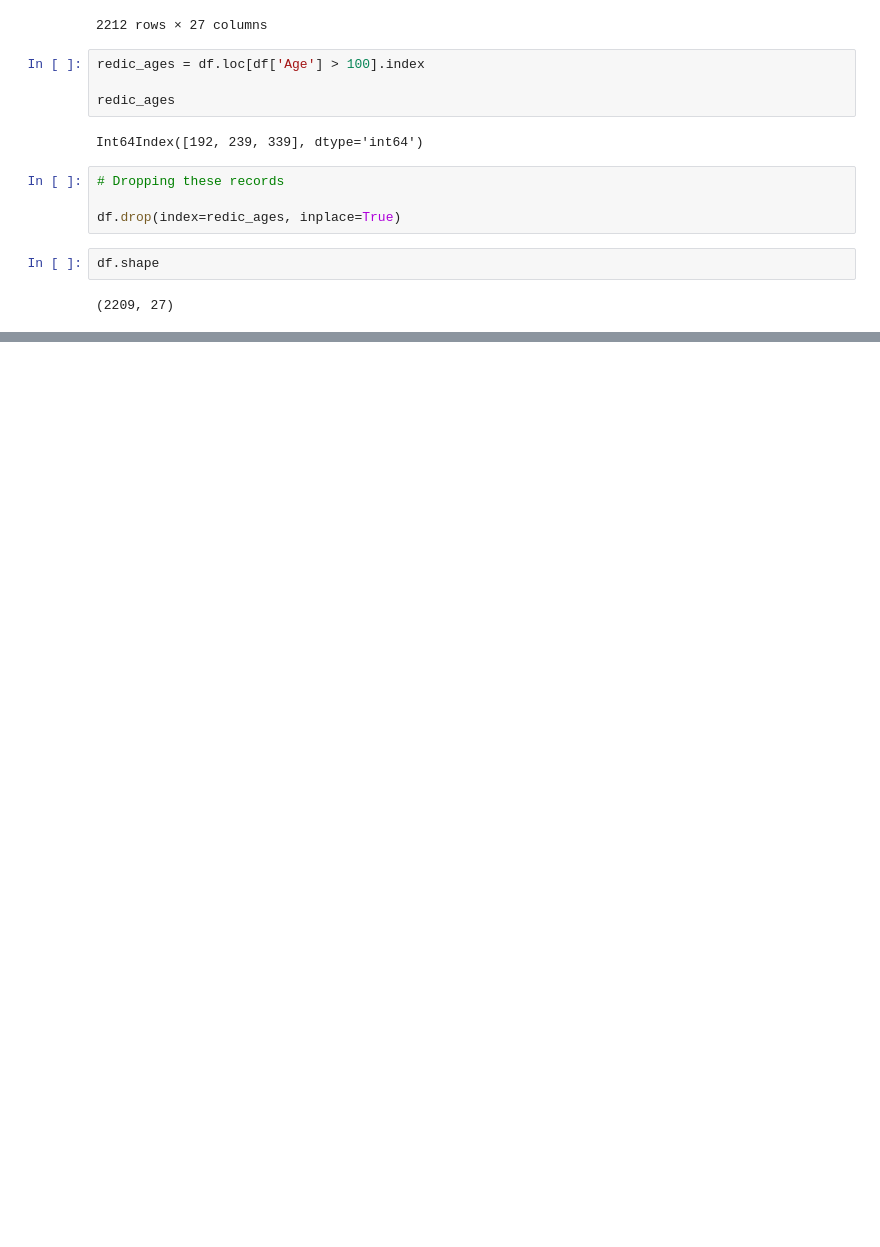
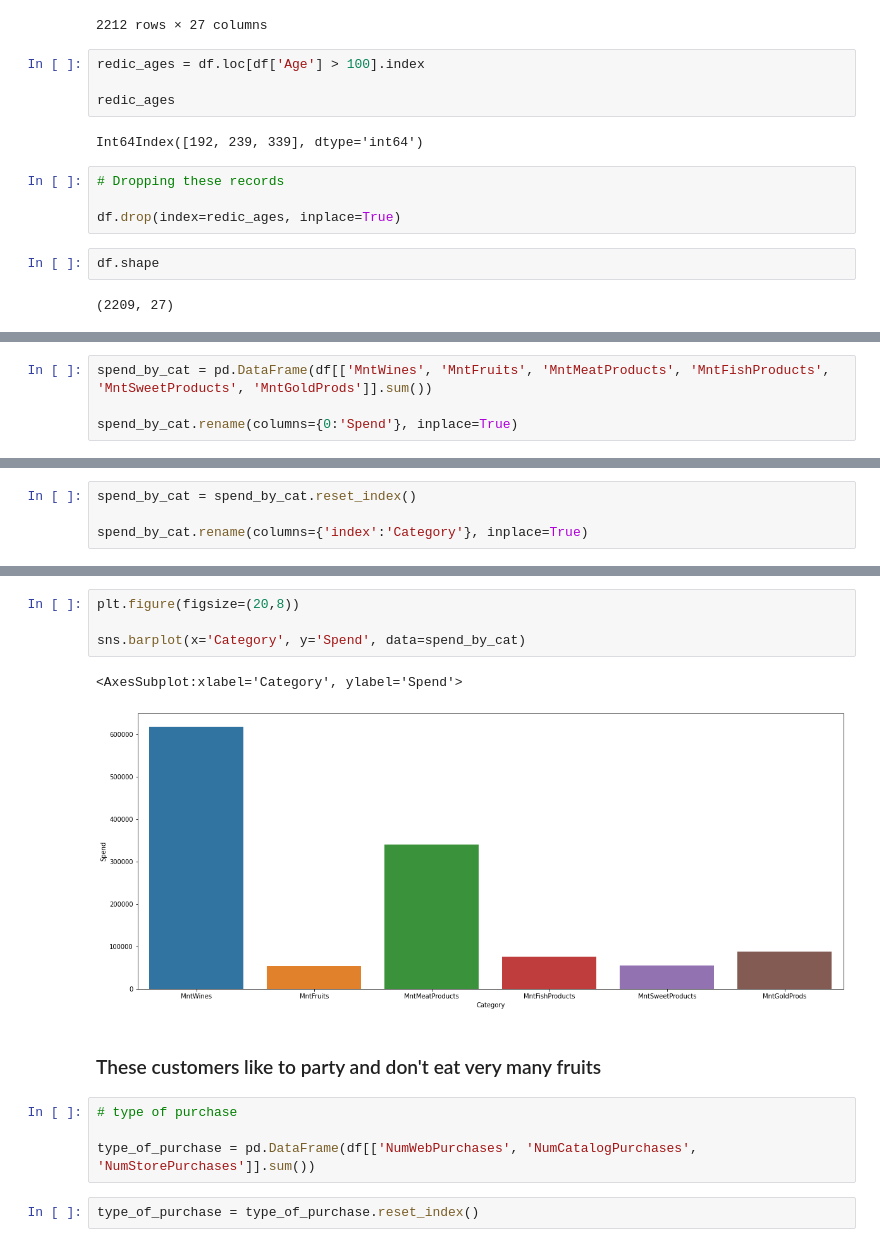
Before and after one commit to jaysCustomSpacesuits/customer_segmentation, a Jupyter notebook: Customer Analysis and Segmentation.ipynb, the cells around one changed output, grey strips where cells are left out. Saved outputs shown, nothing was run; the diff lists cells and outputs as text; blank space fills up the shorter version.

```diff
--- a/Customer Analysis and Segmentation.ipynb
+++ b/Customer Analysis and Segmentation.ipynb
@@ -231,0 +305,4 @@ df.drop_duplicates()
+# %%
+spend_by_cat = pd.DataFrame(df[['MntWines', 'MntFruits', 'MntMeatProducts', 'MntFishProducts', 'MntSweetProducts', 'MntGoldProds']].sum())
+
+spend_by_cat.rename(columns={0:'Spend'}, inplace=True)
@@ -231,0 +341,4 @@ df.drop_duplicates()
+# %%
+spend_by_cat = spend_by_cat.reset_index()
+
+spend_by_cat.rename(columns={'index':'Category'}, inplace=True)
@@ -231,0 +355,15 @@ df.drop_duplicates()
+# %%
+plt.figure(figsize=(20,8))
+
+sns.barplot(x='Category', y='Spend', data=spend_by_cat)
+# %% [output]
+<AxesSubplot:xlabel='Category', ylabel='Spend'>
+[figure, added]
+# %% [markdown]
+### These customers like to party and don't eat very many fruits ###
+# %%
+# type of purchase
+
+type_of_purchase = pd.DataFrame(df[['NumWebPurchases', 'NumCatalogPurchases', 'NumStorePurchases']].sum())
+# %%
+type_of_purchase = type_of_purchase.reset_index()
```
Also changed, not shown: parts of 23 cells of this notebook.
